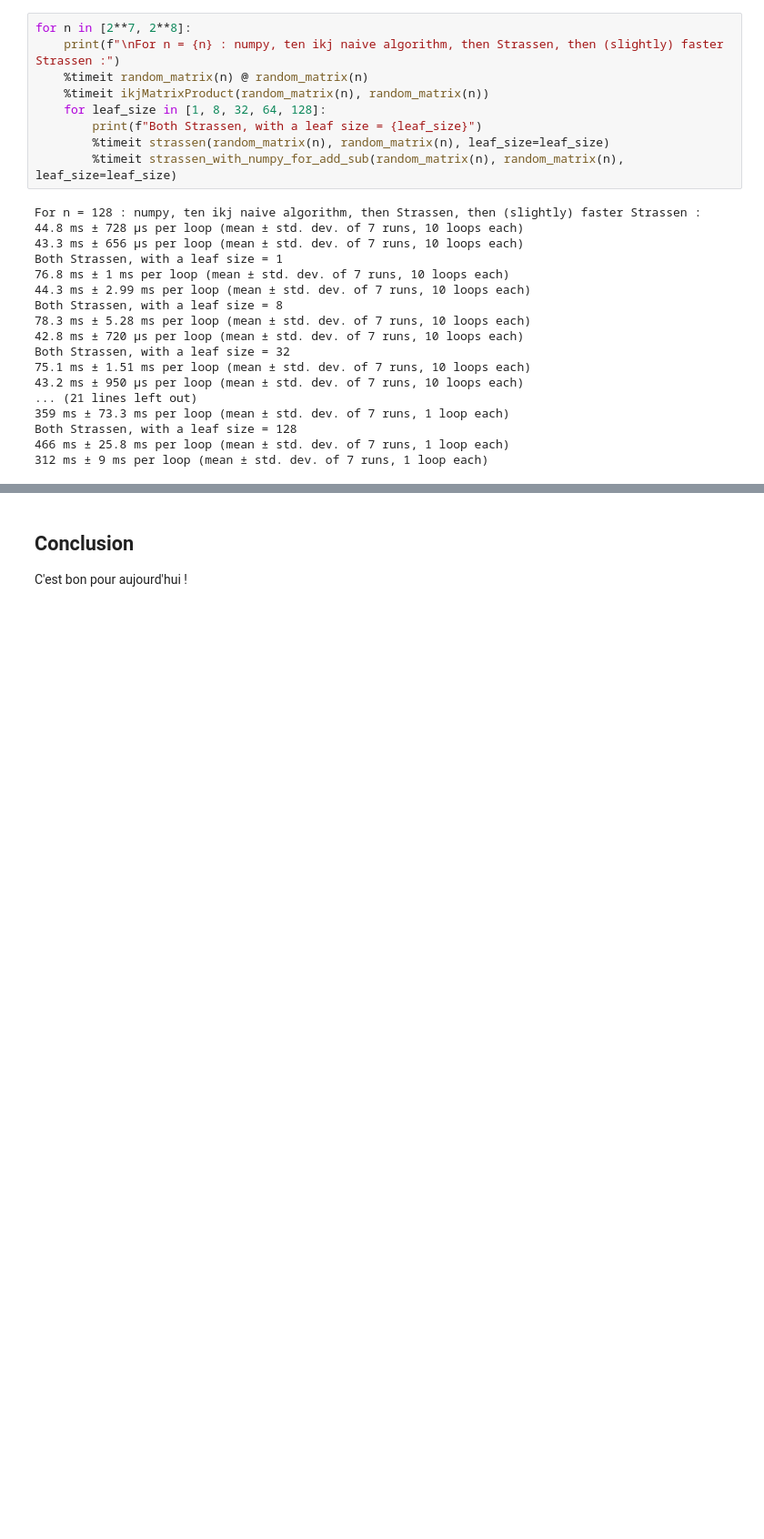
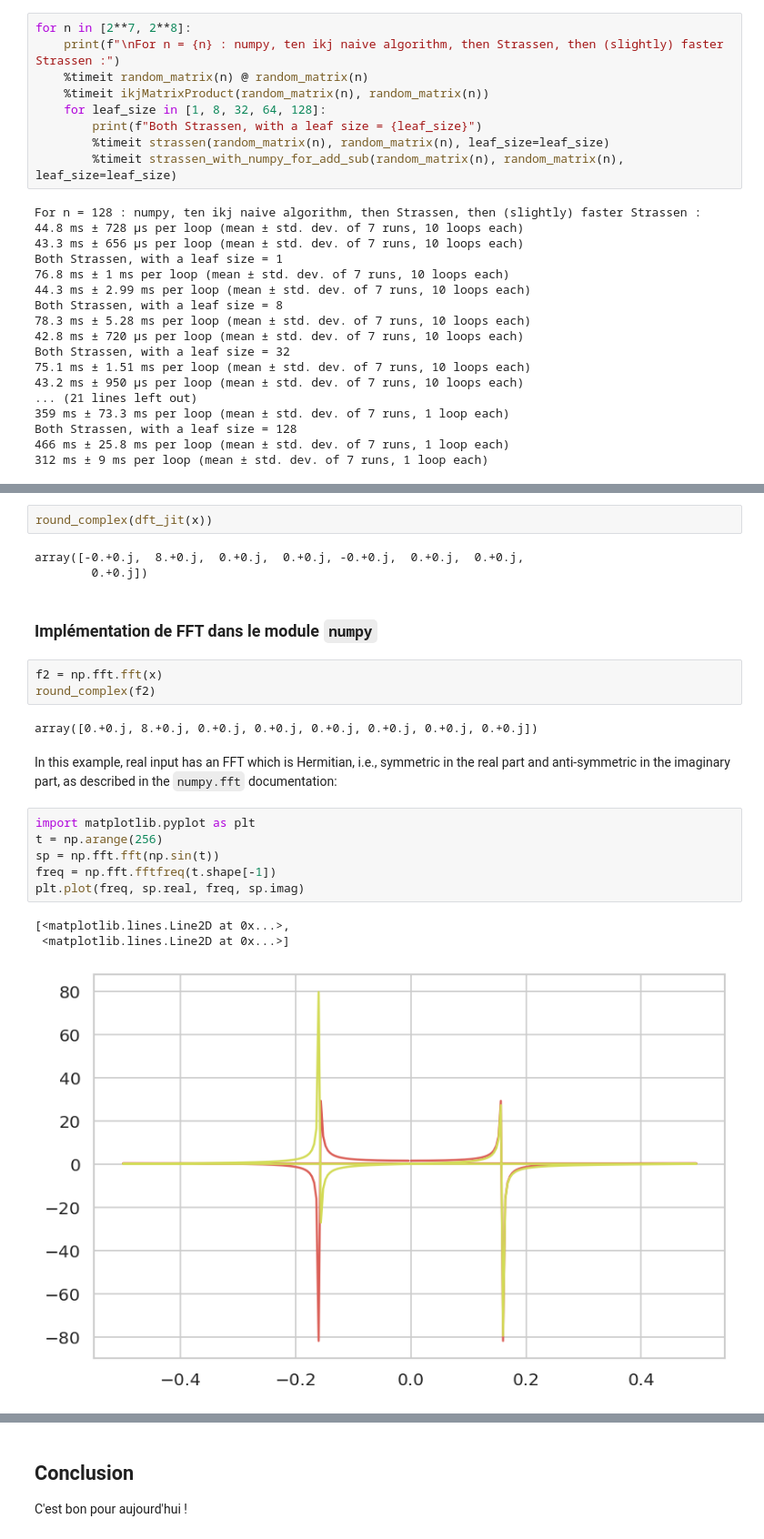
Before and after one commit to Naereen/ALGO1-Info1-2019, a Jupyter notebook: CoursMagistral_3.ipynb, the cells around one changed output, grey strips where cells are left out. Shown at 91% size. Saved outputs shown, nothing was run; the diff lists cells and outputs as text; blank space fills up the shorter version.

```diff
--- a/CoursMagistral_3.ipynb
+++ b/CoursMagistral_3.ipynb
@@ -1319,0 +1372,26 @@ Both Strassen, with a leaf size = 128
+# %%
+round_complex(dft_jit(x))
+# %% [output]
+array([-0.+0.j,  8.+0.j,  0.+0.j,  0.+0.j, -0.+0.j,  0.+0.j,  0.+0.j,
+        0.+0.j])
+# %% [markdown]
+### Implémentation de FFT dans le module `numpy`
+# %%
+f2 = np.fft.fft(x)
+round_complex(f2)
+# %% [output]
+array([0.+0.j, 8.+0.j, 0.+0.j, 0.+0.j, 0.+0.j, 0.+0.j, 0.+0.j, 0.+0.j])
+# %% [markdown]
+In this example, real input has an FFT which is Hermitian, i.e., symmetric
+in the real part and anti-symmetric in the imaginary part, as described in
+the `numpy.fft` documentation:
+# %%
+import matplotlib.pyplot as plt
+t = np.arange(256)
+sp = np.fft.fft(np.sin(t))
+freq = np.fft.fftfreq(t.shape[-1])
+plt.plot(freq, sp.real, freq, sp.imag)
+# %% [output]
+[<matplotlib.lines.Line2D at 0x...>,
+ <matplotlib.lines.Line2D at 0x...>]
+[figure, added]
```
Also changed, not shown: parts of 41 cells of this notebook, 2 other files.
